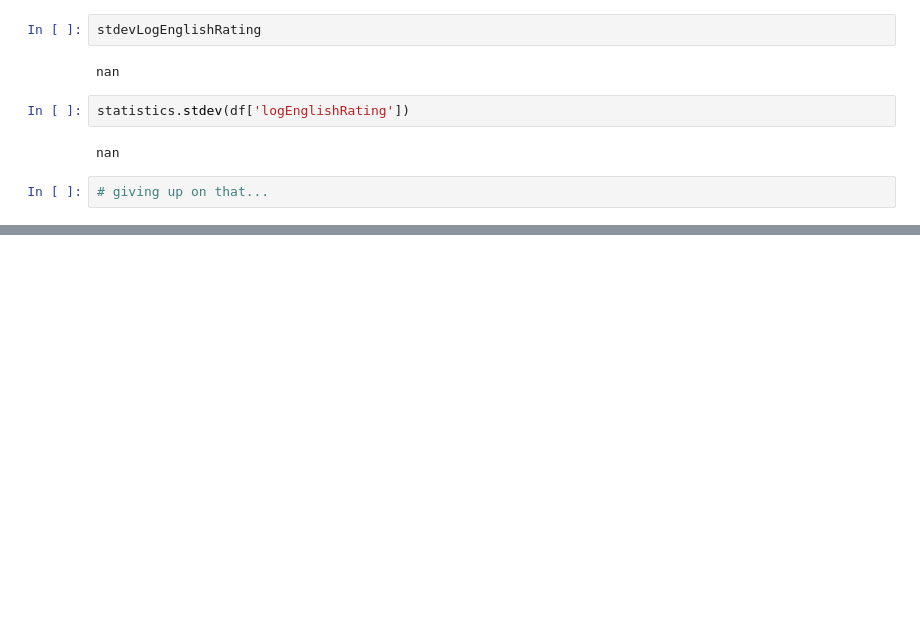
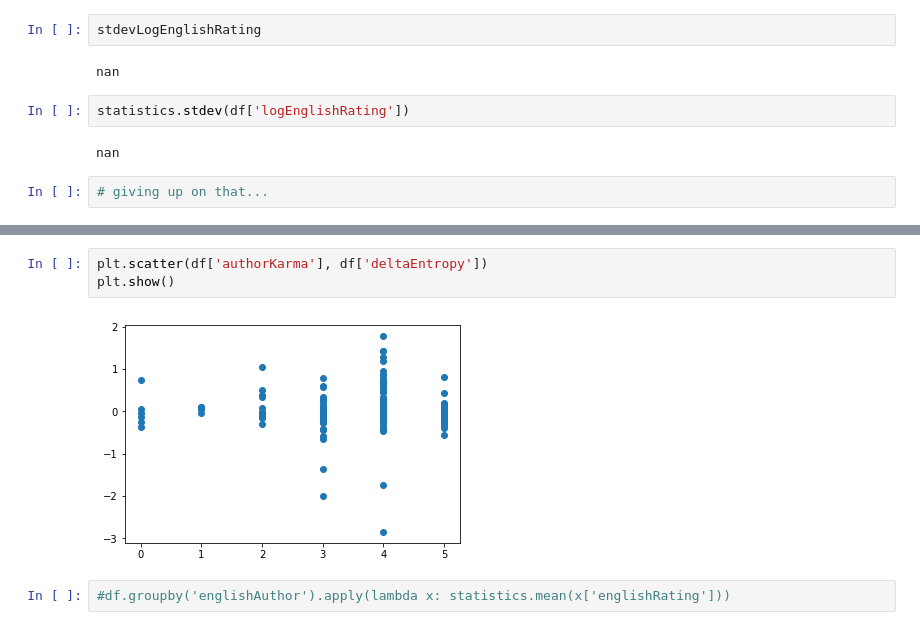
Before and after one commit to Aklaran/hack_scp, a Jupyter notebook: Matt Analysis.ipynb, the cells around one changed output, grey strips where cells are left out. Saved outputs shown, nothing was run; the diff lists cells and outputs as text; blank space fills up the shorter version.

```diff
--- a/Matt Analysis.ipynb
+++ b/Matt Analysis.ipynb
@@ -293,0 +215,7 @@ Name: originalLanguage, dtype: object
+# %%
+plt.scatter(df['authorKarma'], df['deltaEntropy'])
+plt.show()
+# %% [output]
+[figure, added]
+# %%
+#df.groupby('englishAuthor').apply(lambda x: statistics.mean(x['englishRating']))
```
Also changed, not shown: parts of 16 cells of this notebook.
